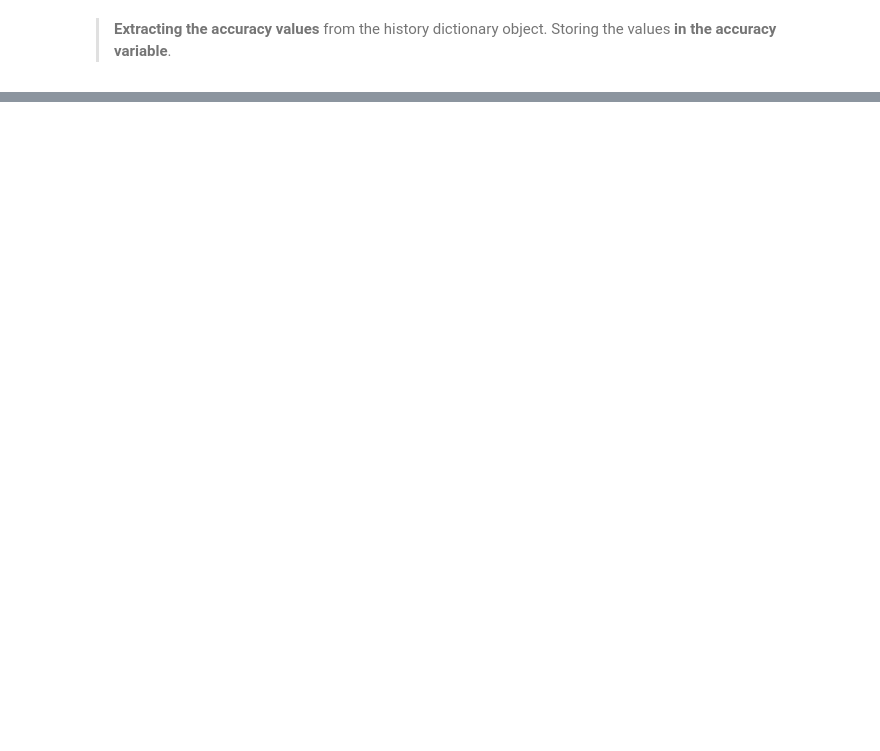
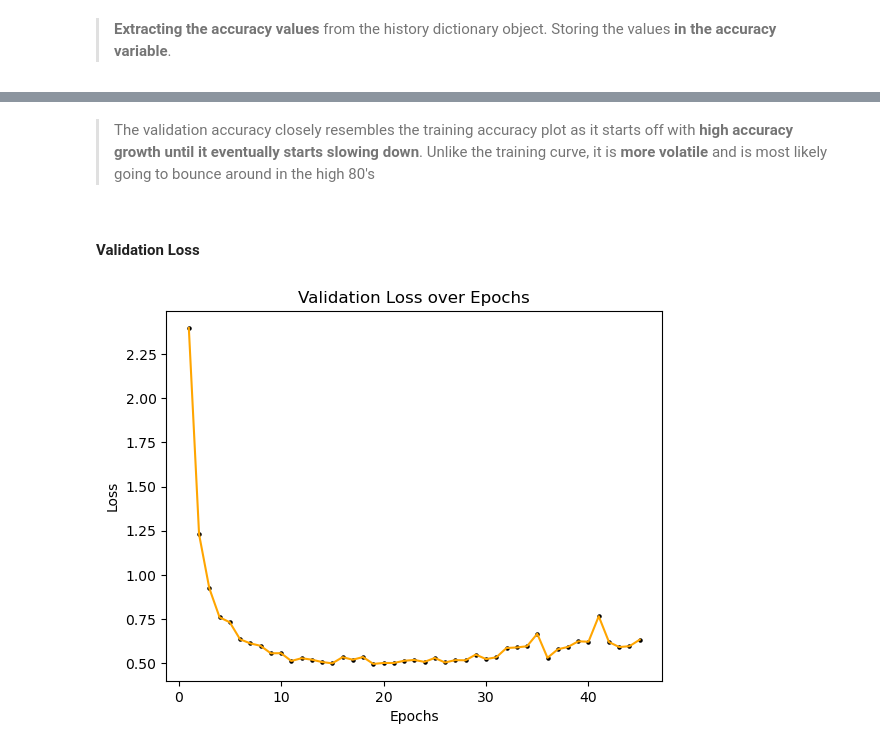
Before and after one commit to redayzarra/CNN_TrafficSigns, a Jupyter notebook: Traffic_Sign_Classfication.ipynb, the cells around one changed output, grey strips where cells are left out. Saved outputs shown, nothing was run; the diff lists cells and outputs as text; code cells hidden in the pictures; blank space fills up the shorter version.

```diff
--- a/Traffic_Sign_Classfication.ipynb
+++ b/Traffic_Sign_Classfication.ipynb
@@ -461,0 +508,14 @@ epochs = range(1, len(accuracy) + 1)
+# %% [markdown]
+> The validation accuracy closely resembles the training accuracy plot as it starts off with **high accuracy growth until it eventually starts slowing down**. Unlike the training curve, it is **more volatile** and is most likely going to bounce around in the high 80's
+# %% [markdown]
+#### Validation Loss
+# %%
+plt.scatter(epochs, valid_loss, color = 'black', sizes = [5])
+plt.plot(epochs, valid_loss, color = 'orange')
+plt.title('Validation Loss over Epochs')
+plt.xlabel('Epochs')
+plt.ylabel('Loss')
+
+plt.show()
+# %% [output]
+[figure, added]
```
Also changed, not shown: parts of 44 cells of this notebook, 1 other file.
